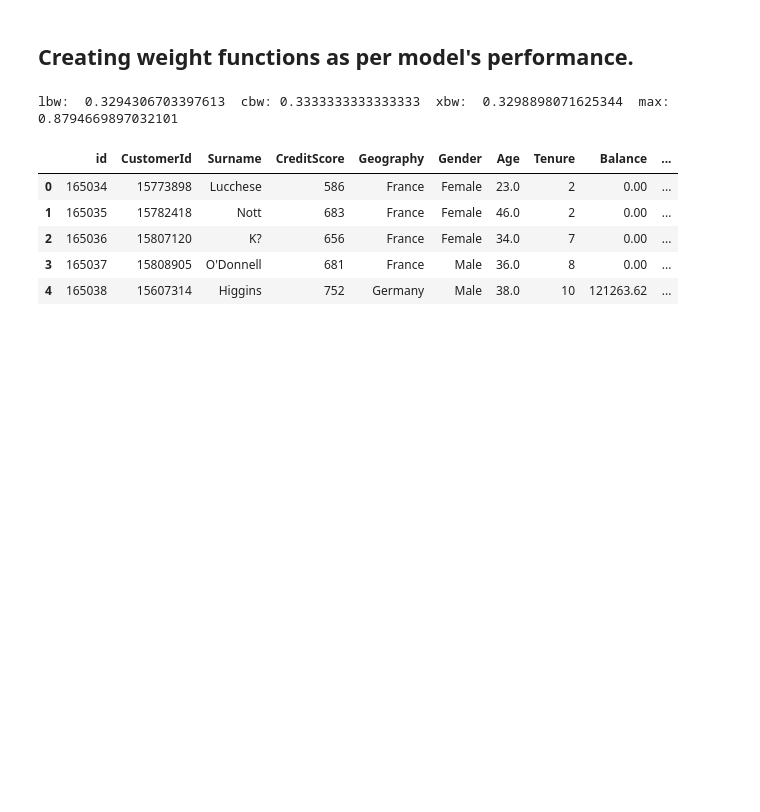
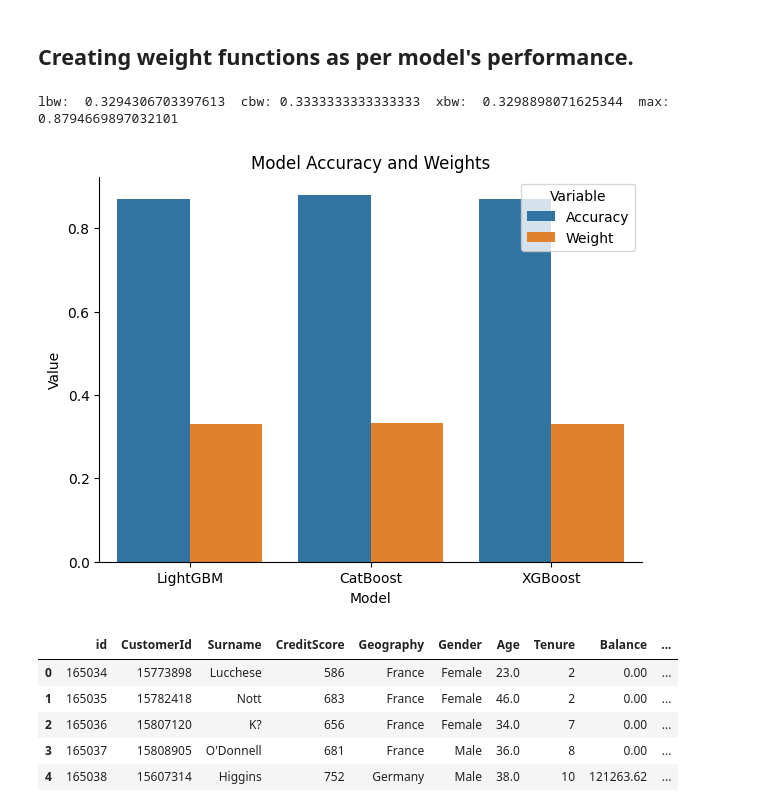
Before and after one commit to snajeebz/Titanic-Kaggle-Competition, a Jupyter notebook: bank-churn-catboost-lgbm.ipynb, the cells around one changed output. Saved outputs shown, nothing was run; the diff lists cells and outputs as text; code cells hidden in the pictures; blank space fills up the shorter version.

Commit message:
Kaggle Notebook | Binary Classification CatBoost, LGBM, XGB | Version 43

```diff
--- a/bank-churn-catboost-lgbm.ipynb
+++ b/bank-churn-catboost-lgbm.ipynb
@@ -502,6 +502,17 @@ xbw=(xbs/m)/3
 print('lbw: ',lbw,' cbw:',cbw,' xbw: ',xbw,' max:',m)
 # %% [output]
 lbw:  0.3294306703397613  cbw: 0.3333333333333333  xbw:  0.3298898071625344  max: 0.8794669897032101
+# %%
+Perf=pd.DataFrame(columns=['Model', 'Accuracy','Weight'])
+Perf.loc[len(Perf.index)]=['LightGBM', lbs, lbw]
+Perf.loc[len(Perf.index)]=['CatBoost', cbs, cbw]
+Perf.loc[len(Perf.index)]=['XGBoost', xbs, xbw]
+fig, ax1 = plt.subplots(figsize=(7, 5))
+tidy = Perf.melt(id_vars='Model').rename(columns=str.title)
+sns.barplot(x='Model', y='Value', hue='Variable', data=tidy, ax=ax1).set(title= 'Model Accuracy and Weights')
+sns.despine(fig)
+# %% [output]
+[figure, added]
 # %%
 #y=np.round_(mod.predict_proba(scale(test_df)),decimals=1)
 pred=(cbw* model.predict_proba(scale(test_df))[:,1])+(lbw*mod.predict_proba(scale(test_df))[:,1])+(xbw*XGB.predict_proba(scale(test_df))[:,1])
```
Also changed, not shown: parts of 2 cells of this notebook.
